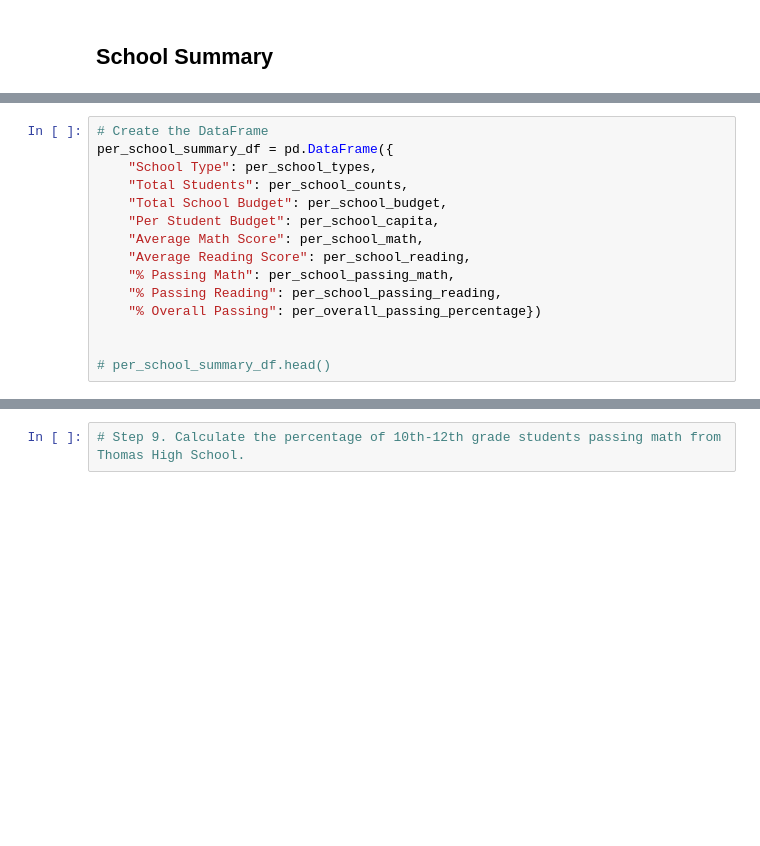
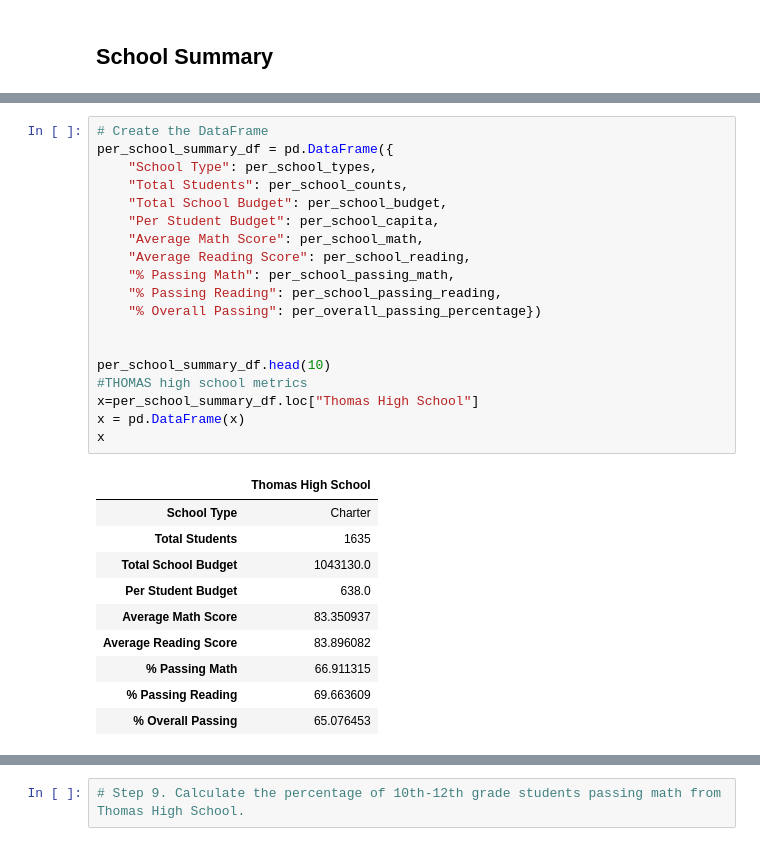
Before and after one commit to klkanchi/School_District_Analysis, a Jupyter notebook: PyCitySchools_Challenge_starter_code.ipynb, the cells around one changed output, grey strips where cells are left out. Drawn from its saved outputs; the diff is of its cells as text; blank space fills up the shorter version.

```diff
--- a/PyCitySchools_Challenge_starter_code.ipynb
+++ b/PyCitySchools_Challenge_starter_code.ipynb
@@ -269,18 +289,33 @@ per_overall_passing_percentage = per_passing_math_reading / per_school_counts *
 # %%
 # Create the DataFrame
 per_school_summary_df = pd.DataFrame({
     "School Type": per_school_types,
     "Total Students": per_school_counts,
     "Total School Budget": per_school_budget,
     "Per Student Budget": per_school_capita,
     "Average Math Score": per_school_math,
     "Average Reading Score": per_school_reading,
     "% Passing Math": per_school_passing_math,
     "% Passing Reading": per_school_passing_reading,
     "% Overall Passing": per_overall_passing_percentage})
 
 
-# per_school_summary_df.head()
+per_school_summary_df.head(10)
+#THOMAS high school metrics
+x=per_school_summary_df.loc["Thomas High School"]
+x = pd.DataFrame(x)
+x
+# %% [output]
+|  | Thomas High School |
+| School Type | Charter |
+| Total Students | 1635 |
+| Total School Budget | 1043130.0 |
+| Per Student Budget | 638.0 |
+| Average Math Score | 83.350937 |
+| Average Reading Score | 83.896082 |
+| % Passing Math | 66.911315 |
+| % Passing Reading | 69.663609 |
+| % Overall Passing | 65.076453 |
 # %%
 # Format the Total School Budget and the Per Student Budget
 per_school_summary_df["Total School Budget"] = per_school_summary_df["Total School Budget"].map("${:,.2f}".format)
```
Also changed, not shown: parts of 7 cells of this notebook.
